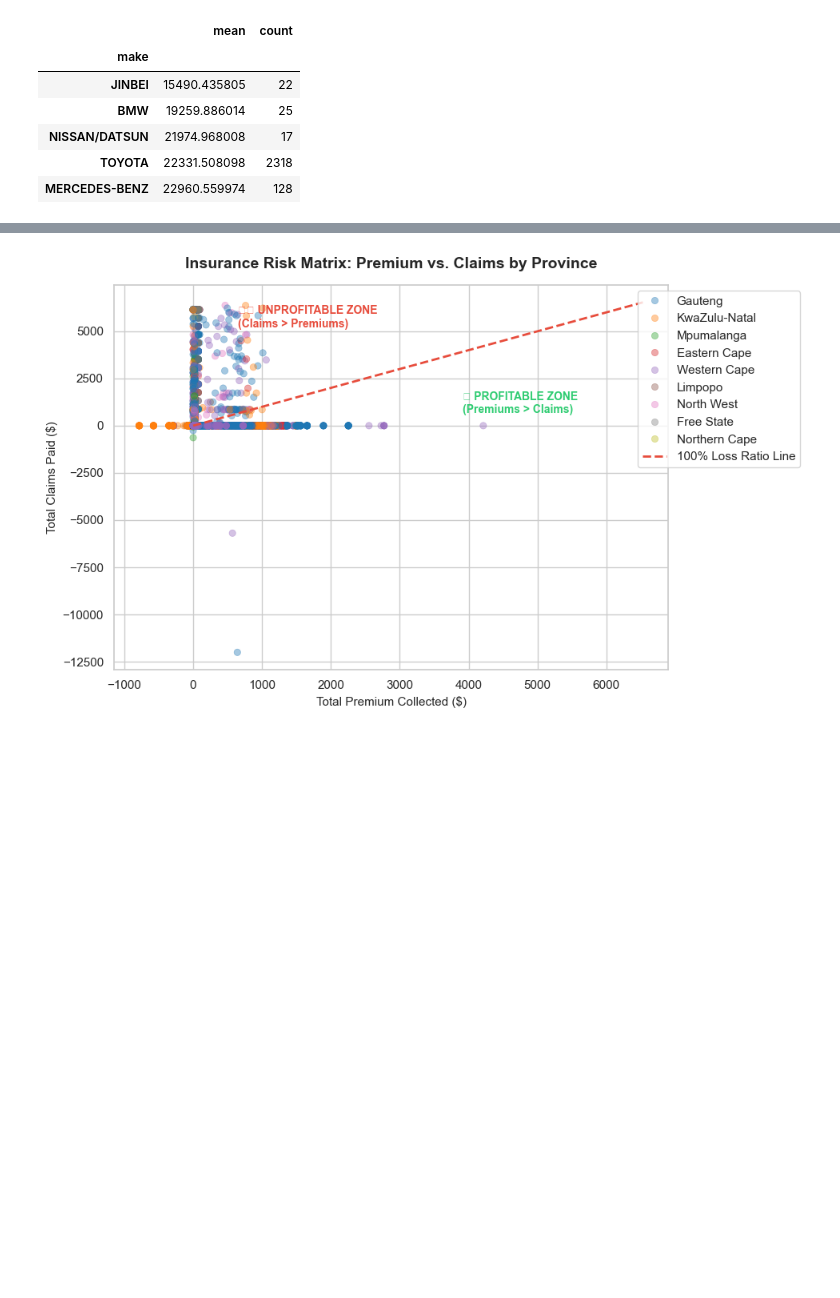
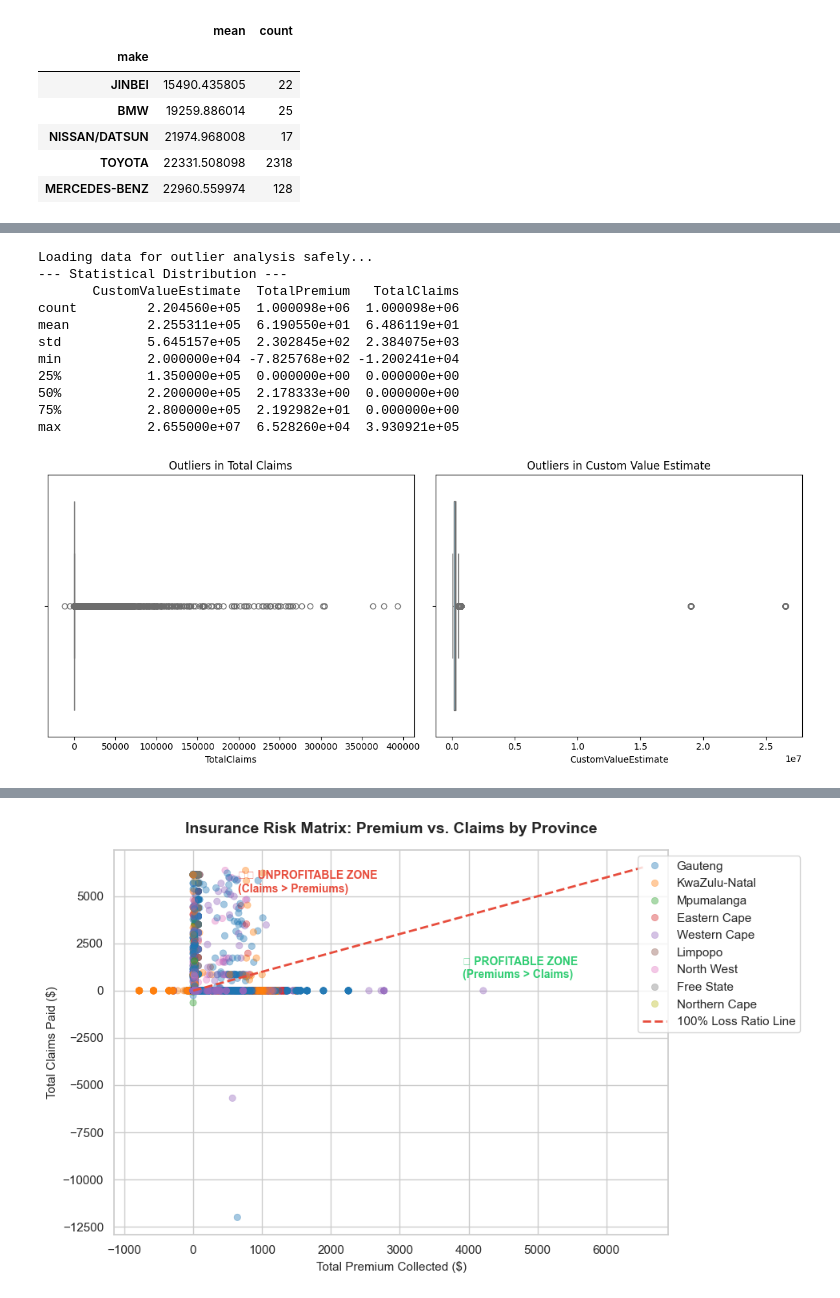
Before and after one commit to KetimTesfaye/insurance-risk-analytics, a Jupyter notebook: notebooks/01_eda.ipynb, the cells around one changed output, grey strips where cells are left out. Cells and saved outputs as stored; diff of their text form; code cells hidden in the pictures; blank space fills up the shorter version.

```diff
--- a/notebooks/01_eda.ipynb
+++ b/notebooks/01_eda.ipynb
@@ -331,0 +389,43 @@ display(lowest_risk)
+# %%
+import pandas as pd
+import os
+import matplotlib.pyplot as plt
+import seaborn as sns
+
+print("Loading data for outlier analysis safely...")
+current_dir = os.getcwd()
+parent_dir = os.path.dirname(current_dir)
+data_path = os.path.join(parent_dir, 'data', 'MachineLearningRating_v3_cleaned.txt')
+
+# Use 'usecols' again to grab only what we need for this specific chart
+columns_needed = ['TotalPremium', 'TotalClaims', 'CustomValueEstimate']
+df_outliers = pd.read_csv(data_path, sep='|', usecols=columns_needed)
+
+# View statistical spread
+print("--- Statistical Distribution ---")
+print(df_outliers.describe())
+
+# Plot boxplots to visually spot outliers
+fig, axes = plt.subplots(1, 2, figsize=(12, 5))
+
+sns.boxplot(x=df_outliers['TotalClaims'], ax=axes[0], color='salmon')
+axes[0].set_title('Outliers in Total Claims')
+
+sns.boxplot(x=df_outliers['CustomValueEstimate'], ax=axes[1], color='skyblue')
+axes[1].set_title('Outliers in Custom Value Estimate')
+
+plt.tight_layout()
+plt.show()
+# %% [output]
+Loading data for outlier analysis safely...
+--- Statistical Distribution ---
+       CustomValueEstimate  TotalPremium   TotalClaims
+count         2.204560e+05  1.000098e+06  1.000098e+06
+mean          2.255311e+05  6.190550e+01  6.486119e+01
+std           5.645157e+05  2.302845e+02  2.384075e+03
+min           2.000000e+04 -7.825768e+02 -1.200241e+04
+25%           1.350000e+05  0.000000e+00  0.000000e+00
+50%           2.200000e+05  2.178333e+00  0.000000e+00
+75%           2.800000e+05  2.192982e+01  0.000000e+00
+max           2.655000e+07  6.528260e+04  3.930921e+05
+[figure, added]
```
Also changed, not shown: parts of 3 cells of this notebook, 4 other files.
